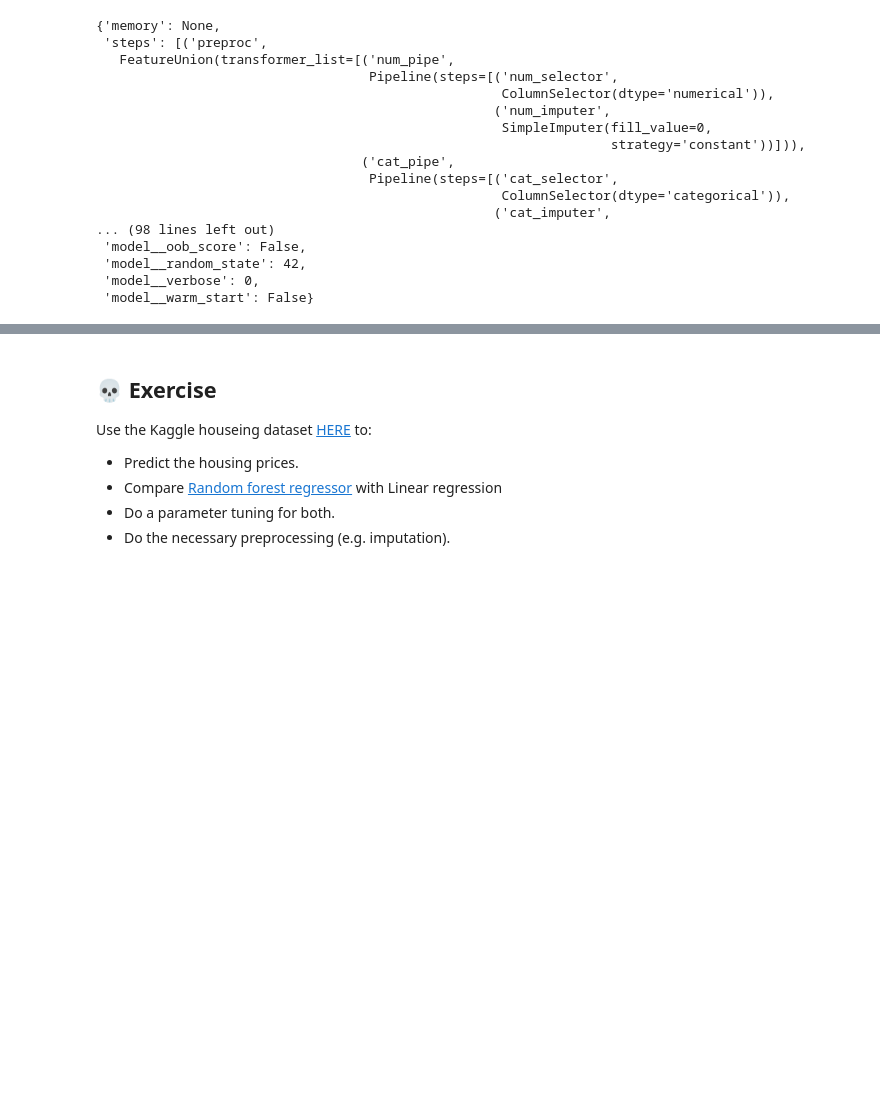
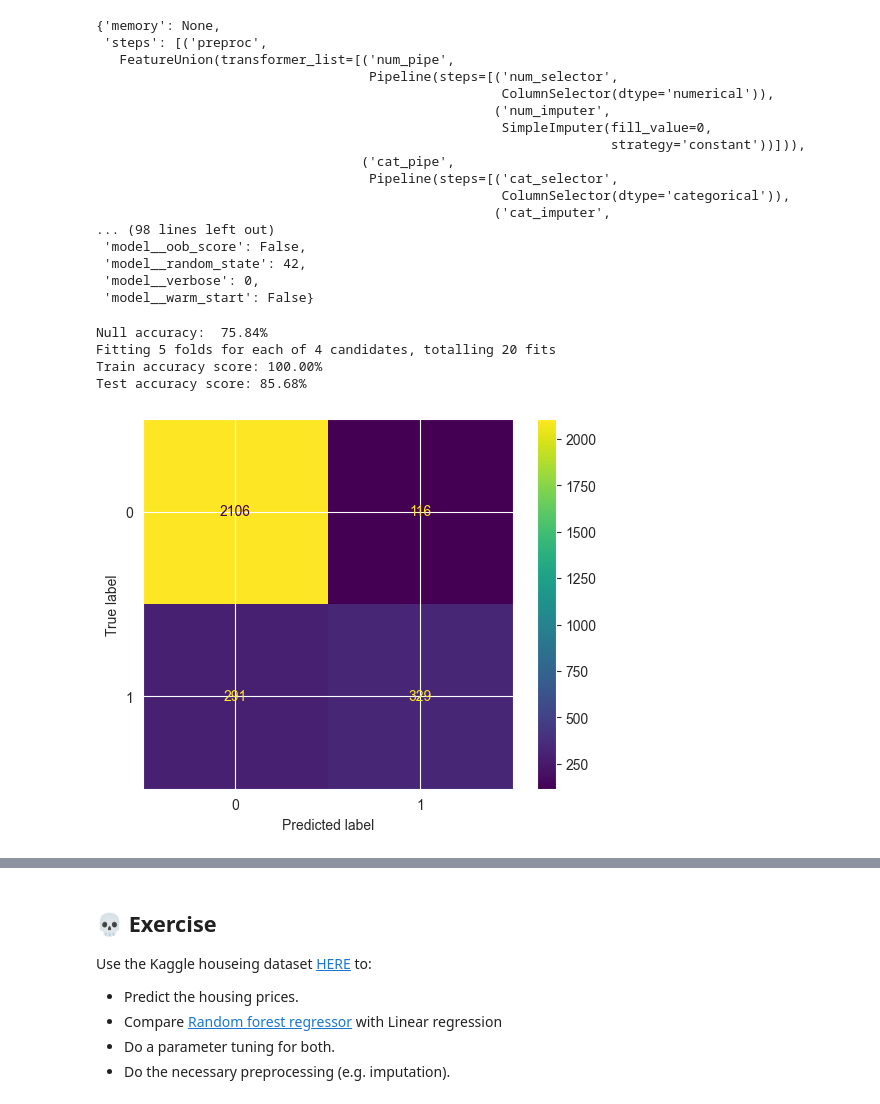
Before and after one commit to hamedQsm/gds, a Jupyter notebook: 5. Random forest.ipynb, the cells around one changed output, grey strips where cells are left out. Drawn from its saved outputs; the diff is of its cells as text; code cells hidden in the pictures; blank space fills up the shorter version.

```diff
--- a/5. Random forest.ipynb
+++ b/5. Random forest.ipynb
@@ -214,16 +214,22 @@ from sklearn.model_selection import GridSearchCV
 # %%
 param_grid = {
     'preproc__num_pipe__num_imputer__strategy': ['median'],
     'preproc__cat_pipe__cat_imputer__strategy': ['most_frequent'],
     'model__max_features': ['sqrt', None],
-    'model__n_estimators': [100, 500],
-    'model__max_depth': [10, 50, 100, None],
+    # 'model__n_estimators': [100, 500],
+    # 'model__max_depth': [10, 50, 100, None],
     'model__class_weight': [None, 'balanced']
 }
 
 grid = GridSearchCV(estimator_pipeline, param_grid, scoring="accuracy", n_jobs=10, cv=5, verbose=2)
 
 get_null_accuracy(wdf)
 X_train, X_test, y_train, y_test = split_data(wdf.sample(frac=.1))
 
 grid = fit_and_evaluate(grid, X_train, y_train, X_test, y_test)
+# %% [output]
+Null accuracy:  75.84%
+Fitting 5 folds for each of 4 candidates, totalling 20 fits
+Train accuracy score: 100.00%
+Test accuracy score: 85.68%
+[figure, added]
```
Also changed, not shown: parts of 1 cell of this notebook.
